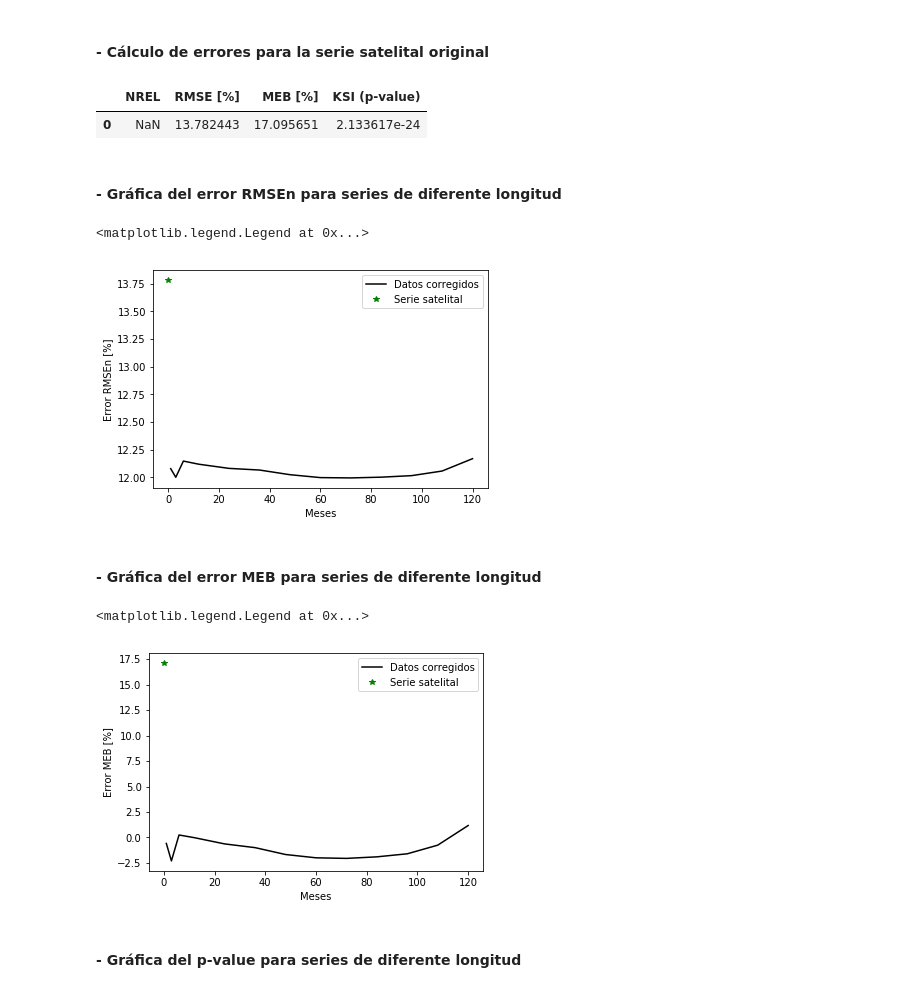
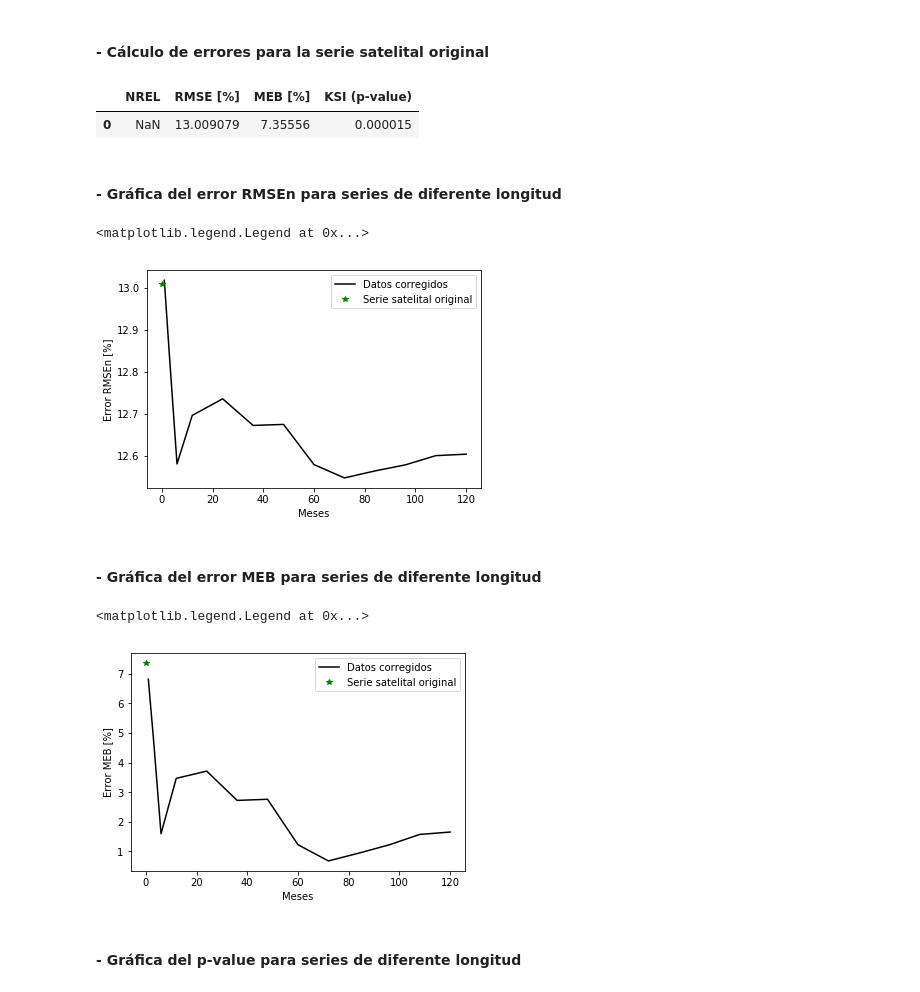
Before and after one commit to lrmahecha/Herramientas-Computacionales-IMEC3602, a Jupyter notebook: 02_taller01/Taller1.ipynb, the cells around one changed output. Cells and saved outputs as stored; diff of their text form; code cells hidden in the pictures.

```diff
--- a/02_taller01/Taller1.ipynb
+++ b/02_taller01/Taller1.ipynb
@@ -12,7 +12,7 @@ Populating the interactive namespace from numpy and matplotlib
 # %%
 base_dir = os.path.join( '.','data')
 output_dir = os.path.join( '.','output')
-ciudad = 'Medellin'
+ciudad = 'Uribia'
 fuente = 'IDEAM'
 fuente2 = 'NREL'
 serie_csv = os.path.join(base_dir,ciudad,fuente+'.csv')
@@ -360,29 +331,29 @@ datos['KSI (p-value)']=error_KSI_mes
 datos
 # %% [output]
 |  | NREL | RMSE [%] | MEB [%] | KSI (p-value) |
-| 0 | NaN | 13.782443 | 17.095651 | 2.133617e-24 |
+| 0 | NaN | 13.009079 | 7.35556 | 0.000015 |
 # %% [markdown]
 #### - Gráfica del error RMSEn para series de diferente longitud
 # %%
 pylab.xlabel("Meses")
 pylab.ylabel("Error RMSEn [%]")
 pylab.plot(tabla['MESES'],tabla['RMSE [%]'],'-k',label="Datos corregidos")
-pylab.plot(0,datos['RMSE [%]'],'*g',label="Serie satelital")
+pylab.plot(0,datos['RMSE [%]'],'*g',label="Serie satelital original")
 pylab.legend(loc='upper right')
 # %% [output]
 <matplotlib.legend.Legend at 0x...>
-[figure, old version]
+[figure, new version]
 # %% [markdown]
 #### - Gráfica del error MEB para series de diferente longitud
 # %%
 pylab.xlabel("Meses")
 pylab.ylabel("Error MEB [%]")
 pylab.plot(tabla['MESES'],tabla['MEB [%]'],'-k',label="Datos corregidos")
-pylab.plot(0,datos['MEB [%]'],'*g',label="Serie satelital")
+pylab.plot(0,datos['MEB [%]'],'*g',label="Serie satelital original")
 pylab.legend(loc='upper right')
 # %% [output]
 <matplotlib.legend.Legend at 0x...>
-[figure, old version]
+[figure, new version]
 # %% [markdown]
 #### - Gráfica del p-value para series de diferente longitud
 # %%
```
Also changed, not shown: parts of 26 cells of this notebook.
